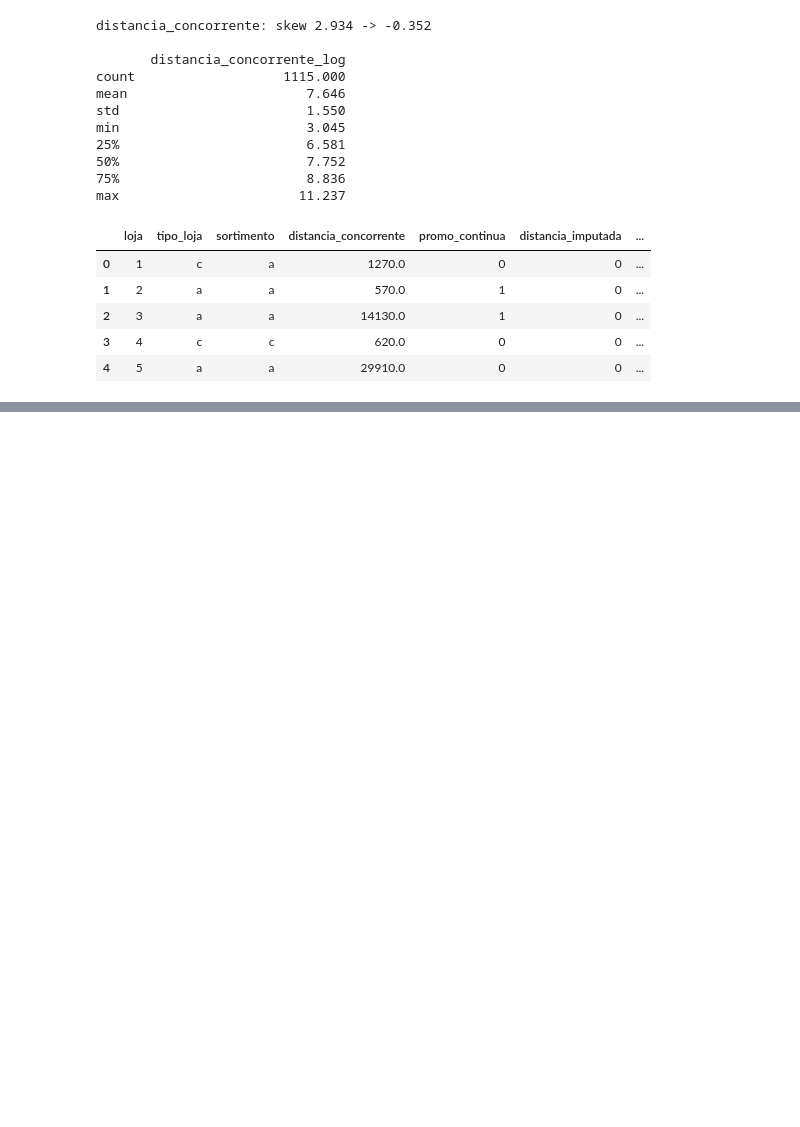
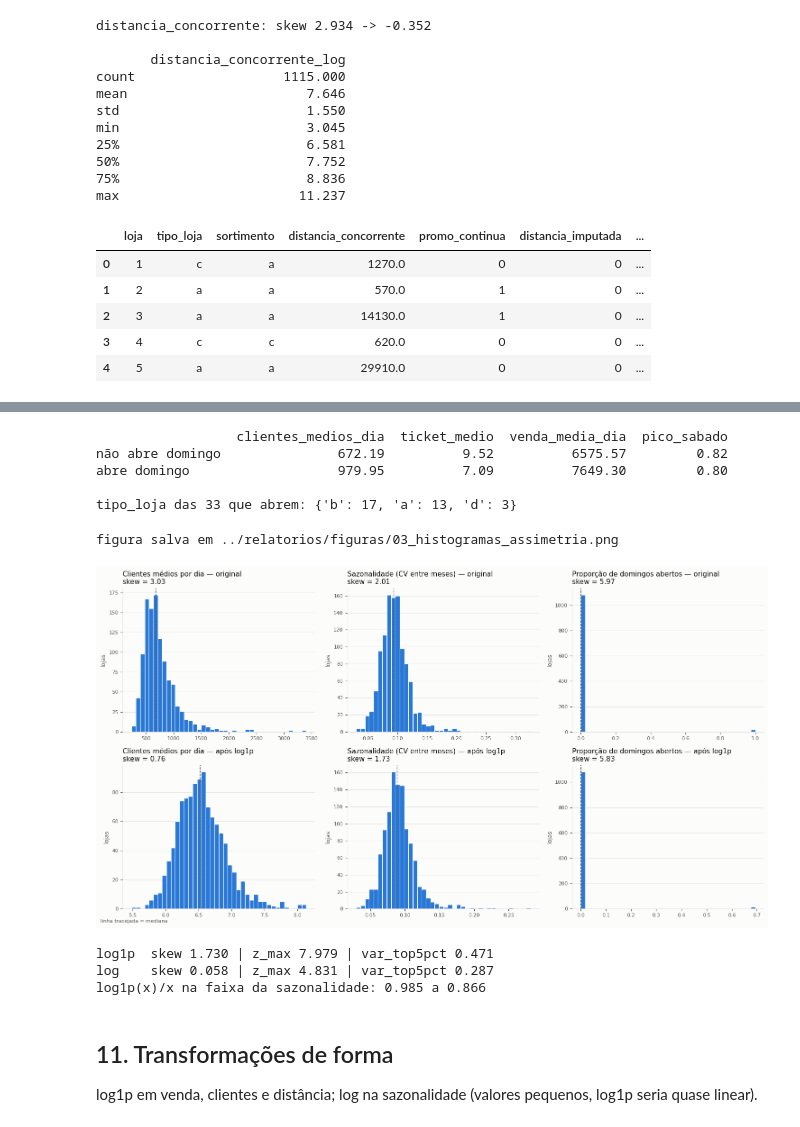
Before and after one commit to V4lciJr/Auroa-Retail-Store-Clustering, a Jupyter notebook: notebooks/03_preparacao_dados.ipynb, the cells around one changed output, grey strips where cells are left out. Drawn from its saved outputs; the diff is of its cells as text; code cells hidden in the pictures; blank space fills up the shorter version.

```diff
--- a/notebooks/03_preparacao_dados.ipynb
+++ b/notebooks/03_preparacao_dados.ipynb
@@ -86,0 +234,10 @@ lojas_tratadas.head()
+# %%
+bloco3 = pd.DataFrame({
+    'volatilidade': volatilidade(operacao),
+    'sazonalidade': sazonalidade(operacao[janela_comum]),
+})
+print('meses presentes por loja na janela comum (mín):',
+      operacao[janela_comum].groupby('loja')['mes'].nunique().min())
+bloco3_desc = bloco3.describe().T
+bloco3_desc['skew'] = bloco3.skew()
+print(bloco3_desc.round(4).to_string())
@@ -86,0 +286,6 @@ lojas_tratadas.head()
+# %%
+base_lojas = bloco1.join([bloco2, bloco3, bloco4])
+base_lojas.index.name = 'loja'
+print('shape:', base_lojas.shape)
+resumo_final = pd.DataFrame({'tipo': base_lojas.dtypes.astype(str), 'nulos': base_lojas.isna().sum()})
+print(resumo_final.to_string())
@@ -86,0 +425,57 @@ lojas_tratadas.head()
+# %%
+# a informação de domingo já aparece nas outras features? (perfil das 33 contra a rede)
+perfil_domingo = base_lojas.groupby(abre)[['clientes_medios_dia', 'ticket_medio', 'venda_media_dia', 'pico_sabado']].median()
+perfil_domingo.index = ['não abre domingo', 'abre domingo']
+print(perfil_domingo.round(2).to_string())
+print('\ntipo_loja das 33 que abrem:', base_lojas.loc[abre, 'tipo_loja'].value_counts().to_dict())
+# %% [output]
+                  clientes_medios_dia  ticket_medio  venda_media_dia  pico_sabado
+não abre domingo               672.19          9.52          6575.57         0.82
+abre domingo                   979.95          7.09          7649.30         0.80
+
+tipo_loja das 33 que abrem: {'b': 17, 'a': 13, 'd': 3}
+# %%
+import matplotlib.pyplot as plt
+
+AZUL, TEXTO, TEXTO_2, GRADE = '#2a78d6', '#0b0b0b', '#52514e', '#e4e3df'
+colunas_plot = {'clientes_medios_dia': 'Clientes médios por dia',
+                'sazonalidade': 'Sazonalidade (CV entre meses)',
+                'prop_domingos_abertos': 'Proporção de domingos abertos'}
+
+fig, eixos = plt.subplots(2, 3, figsize=(15, 8), facecolor='#fcfcfb')
+for j, (coluna, titulo) in enumerate(colunas_plot.items()):
+    for i, (valores, rotulo) in enumerate([(base_lojas[coluna], 'original'), (np.log1p(base_lojas[coluna]), 'após log1p')]):
+        ax = eixos[i, j]
+        ax.set_facecolor('#fcfcfb')
+        ax.hist(valores, bins=40, color=AZUL, edgecolor='#fcfcfb', linewidth=0.8)
+        ax.axvline(valores.median(), color=TEXTO_2, linewidth=1, linestyle='--')
+        ax.set_title(f'{titulo} — {rotulo}\nskew = {valores.skew():.2f}', fontsize=11, color=TEXTO, loc='left')
+        ax.set_ylabel('lojas', fontsize=9, color=TEXTO_2)
+        ax.tick_params(colors=TEXTO_2, labelsize=8)
+        ax.grid(axis='y', color=GRADE, linewidth=0.6)
+        ax.set_axisbelow(True)
+        for lado in ['top', 'right']:
+            ax.spines[lado].set_visible(False)
+        for lado in ['left', 'bottom']:
+            ax.spines[lado].set_color(GRADE)
+fig.text(0.01, 0.005, 'linha tracejada = mediana', fontsize=8, color=TEXTO_2)
+fig.tight_layout()
+caminho_fig = RAIZ / 'relatorios' / 'figuras' / '03_histogramas_assimetria.png'
+fig.savefig(caminho_fig, dpi=120, facecolor=fig.get_facecolor())
+print('figura salva em', caminho_fig)
+# %% [output]
+figura salva em ../relatorios/figuras/03_histogramas_assimetria.png
+[figure, added]
+# %%
+# sazonalidade vive entre 0.03 e 0.33: perto de zero, log1p(x) ~ x e quase não muda a forma
+saz = base_lojas['sazonalidade']
+for nome, s in {'log1p': np.log1p(saz), 'log': np.log(saz)}.items():
+    print(f'{nome:<6} skew {s.skew():.3f} | z_max {diagnostico_forma(s)["z_max"]:.3f} | var_top5pct {diagnostico_forma(s)["var_top5pct"]:.3f}')
+print('log1p(x)/x na faixa da sazonalidade:', round(np.log1p(saz.min()) / saz.min(), 3), 'a', round(np.log1p(saz.max()) / saz.max(), 3))
+# %% [output]
+log1p  skew 1.730 | z_max 7.979 | var_top5pct 0.471
+log    skew 0.058 | z_max 4.831 | var_top5pct 0.287
+log1p(x)/x na faixa da sazonalidade: 0.985 a 0.866
+# %% [markdown]
+## 11. Transformações de forma
+log1p em venda, clientes e distância; log na sazonalidade (valores pequenos, log1p seria quase linear).
```
Also changed, not shown: parts of 37 cells of this notebook, 10 other files.
